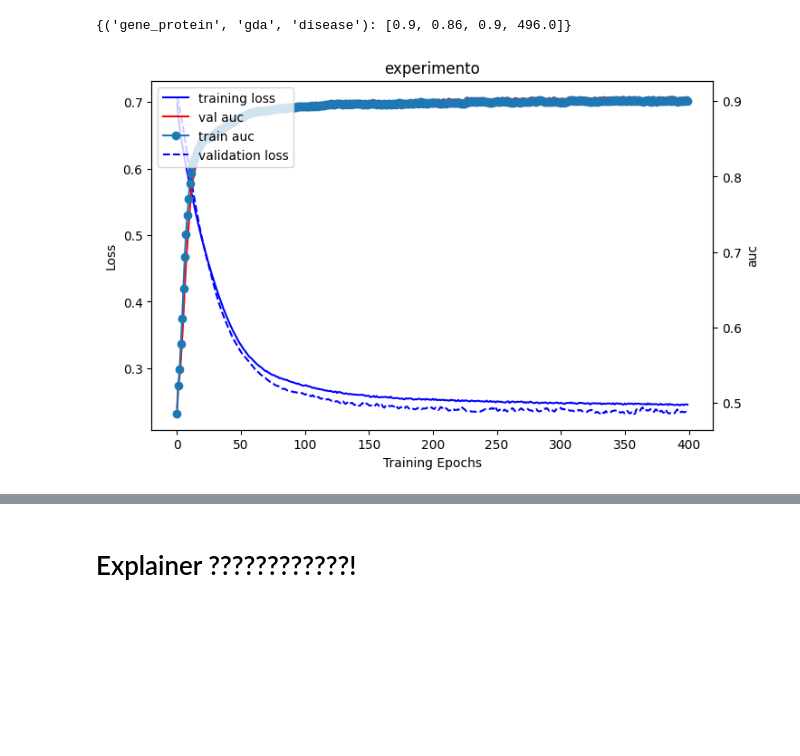
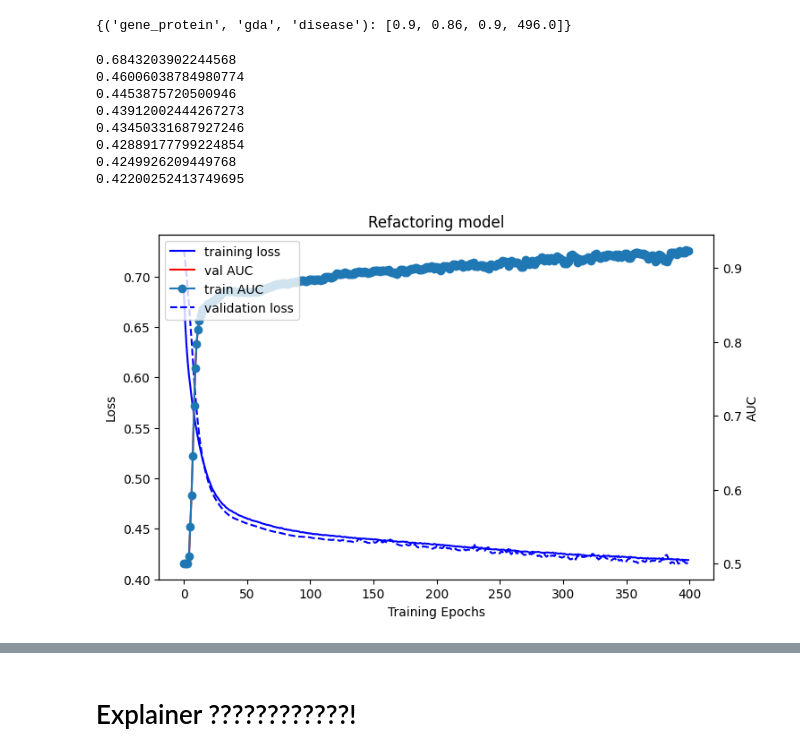
Before and after one commit to ingridheuer/gcnn_gdas, a Jupyter notebook: exploration/model_exploration/model_refactor.ipynb, the cells around one changed output, grey strips where cells are left out. Drawn from its saved outputs; the diff is of its cells as text; code cells hidden in the pictures; blank space fills up the shorter version.

```diff
--- a/exploration/model_exploration/model_refactor.ipynb
+++ b/exploration/model_exploration/model_refactor.ipynb
@@ -132,7 +132,7 @@ date = "18_04_23"
 experiment_params = load_experiment(eid,date,train_data.metadata())
 
 train_data = initialize_features(train_data,experiment_params["feature_type"],experiment_params["feature_dim"])
-val_data = initialize_features(train_data,experiment_params["feature_type"],experiment_params["feature_dim"])
+val_data = initialize_features(val_data,experiment_params["feature_type"],experiment_params["feature_dim"])
 full_data = initialize_features(full_data,experiment_params["feature_type"],experiment_params["feature_dim"])
 # %% [markdown]
 # Base model
@@ -1018,7 +991,51 @@ trained_model, auc = launch_experiment(model,train_data,val_data,train_params)
 full_test(trained_model,val_data,500,False)
 # %% [output]
 {('gene_protein', 'gda', 'disease'): [0.9, 0.86, 0.9, 496.0]}
-# %%
-plot_training_stats("experimento",*experiment_params["curve_data"],"auc")
-# %% [output]
-[figure, removed]
+# %%
+train_params = {
+    'weight_decay': 0.001,
+    'lr': 0.001,
+    'epochs':400,
+    "patience":5,
+    "delta":0.01,
+}
+
+model_params = {"hidden_channels":32,
+                "conv_type":"SAGEConv",
+                "batch_norm":True,
+                "dropout":0.1,
+                "micro_aggregation":"sum",
+                "macro_aggregation":"sum",
+                "layer_connectivity":None,
+                "L2_norm":True,
+                "pre_process_layers":0,
+                "msg_passing_layers":5,
+                "post_process_layers":1,
+                "normalize_output":True,
+                "jumping_knowledge":False
+
+}
+
+feature_dim = 10
+feature_type = 'ones'
+
+model = base_model(model_params,train_data.metadata(),[('gene_protein', 'gda', 'disease')])
+
+train_params = {
+    'weight_decay': 0.001,
+    'lr': 0.001,
+    'epochs':400,
+    "patience":5,
+    "delta":0.01,
+}
+trained_model, auc = launch_experiment(model,train_data,val_data,train_params)
+# %% [output]
+0.6843203902244568
+0.46006038784980774
+0.4453875720500946
+0.43912002444267273
+0.43450331687927246
+0.42889177799224854
+0.4249926209449768
+0.42200252413749695
+[figure, added]
```
Also changed, not shown: parts of 14 cells of this notebook, 2 other files.
